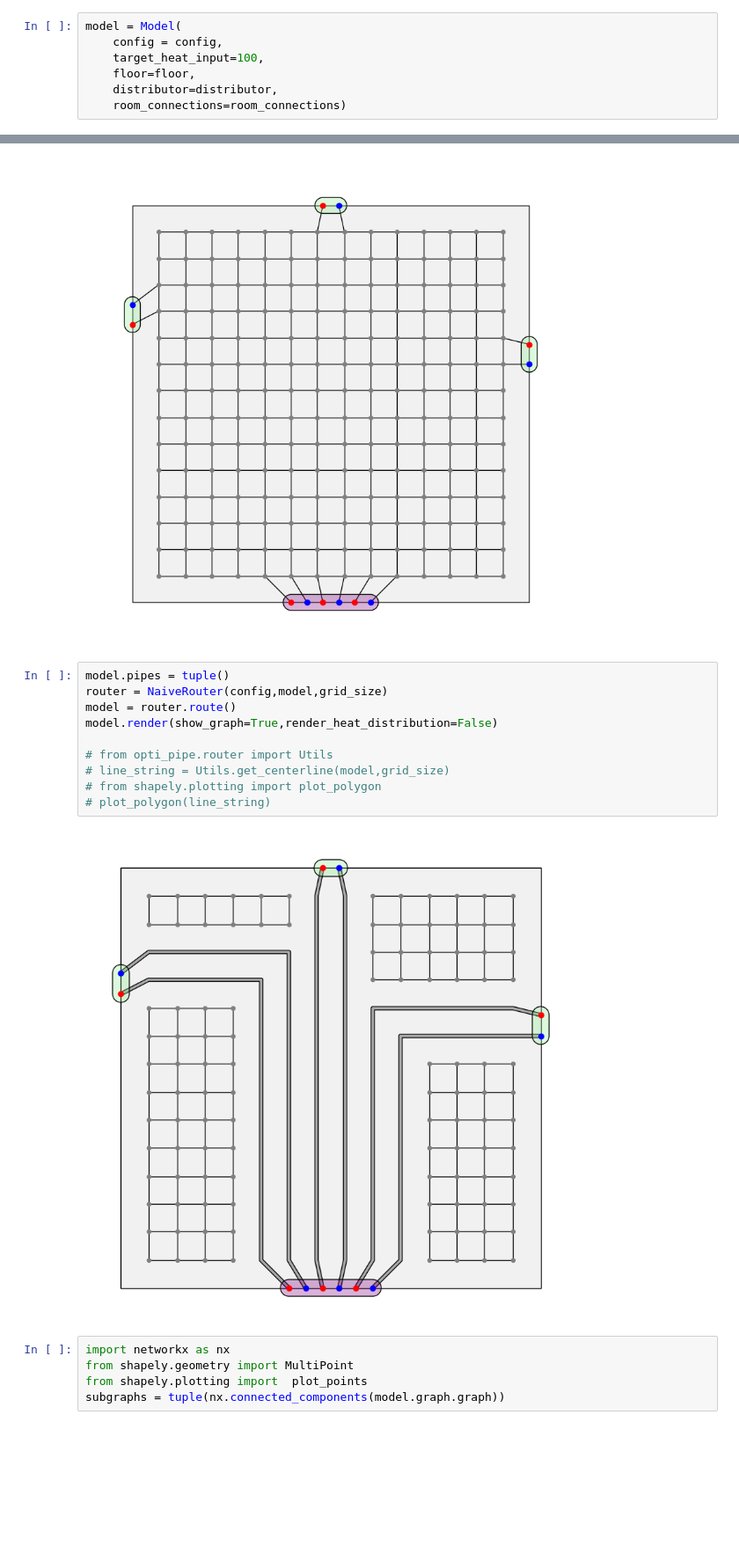
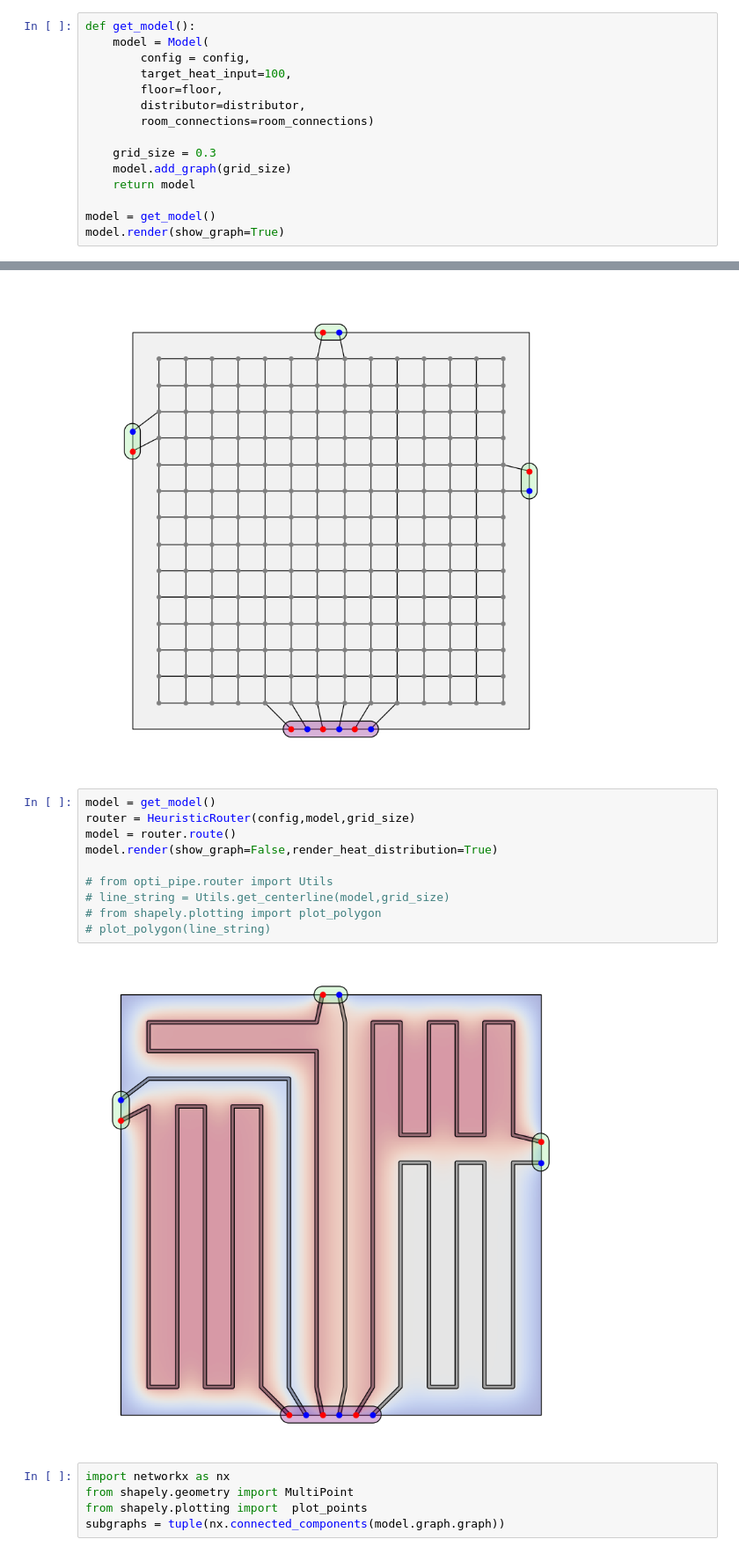
Before and after one commit to felixscode/opti-pipe, a Jupyter notebook: jupyter/prof.ipynb, the cells around one changed output, grey strips where cells are left out. Shown at 88% size. Saved outputs shown, nothing was run; the diff lists cells and outputs as text; blank space fills up the shorter version.

Commit message:
implemented heuristic router

```diff
--- a/jupyter/prof.ipynb
+++ b/jupyter/prof.ipynb
@@ -26,9 +26,17 @@ room_connections = (RoomConnection(config,output=Node(config,0,3.75,node_type=No
                     RoomConnection(config,output=Node(config,5,3,node_type=NodeType.OUTPUT),input=Node(config,5,3.25,node_type=NodeType.INPUT),heat_loss=0.5),
                     RoomConnection(config,output=Node(config,2.6,5,node_type=NodeType.OUTPUT),input=Node(config,2.4,5,node_type=NodeType.INPUT),heat_loss=0.3))
 # %%
-model = Model(
-    config = config,
-    target_heat_input=100,
-    floor=floor,
-    distributor=distributor,
-    room_connections=room_connections)
+def get_model():
+    model = Model(
+        config = config,
+        target_heat_input=100,
+        floor=floor,
+        distributor=distributor,
+        room_connections=room_connections)
+
+    grid_size = 0.3
+    model.add_graph(grid_size)
+    return model
+
+model = get_model()
+model.render(show_graph=True)
@@ -40,17 +50,17 @@ model.render(show_graph=True)
 # %% [output]
 [figure]
 # %%
-model.pipes = tuple()
-router = NaiveRouter(config,model,grid_size)
+model = get_model()
+router = HeuristicRouter(config,model,grid_size)
 model = router.route()
-model.render(show_graph=True,render_heat_distribution=False)
+model.render(show_graph=False,render_heat_distribution=True)
 
 # from opti_pipe.router import Utils
 # line_string = Utils.get_centerline(model,grid_size)
 # from shapely.plotting import plot_polygon
 # plot_polygon(line_string)
 # %% [output]
-[figure, old version]
+[figure, new version]
 # %%
 import networkx as nx
 from shapely.geometry import MultiPoint
```
Also changed, not shown: parts of 8 cells of this notebook, 2 other files.
